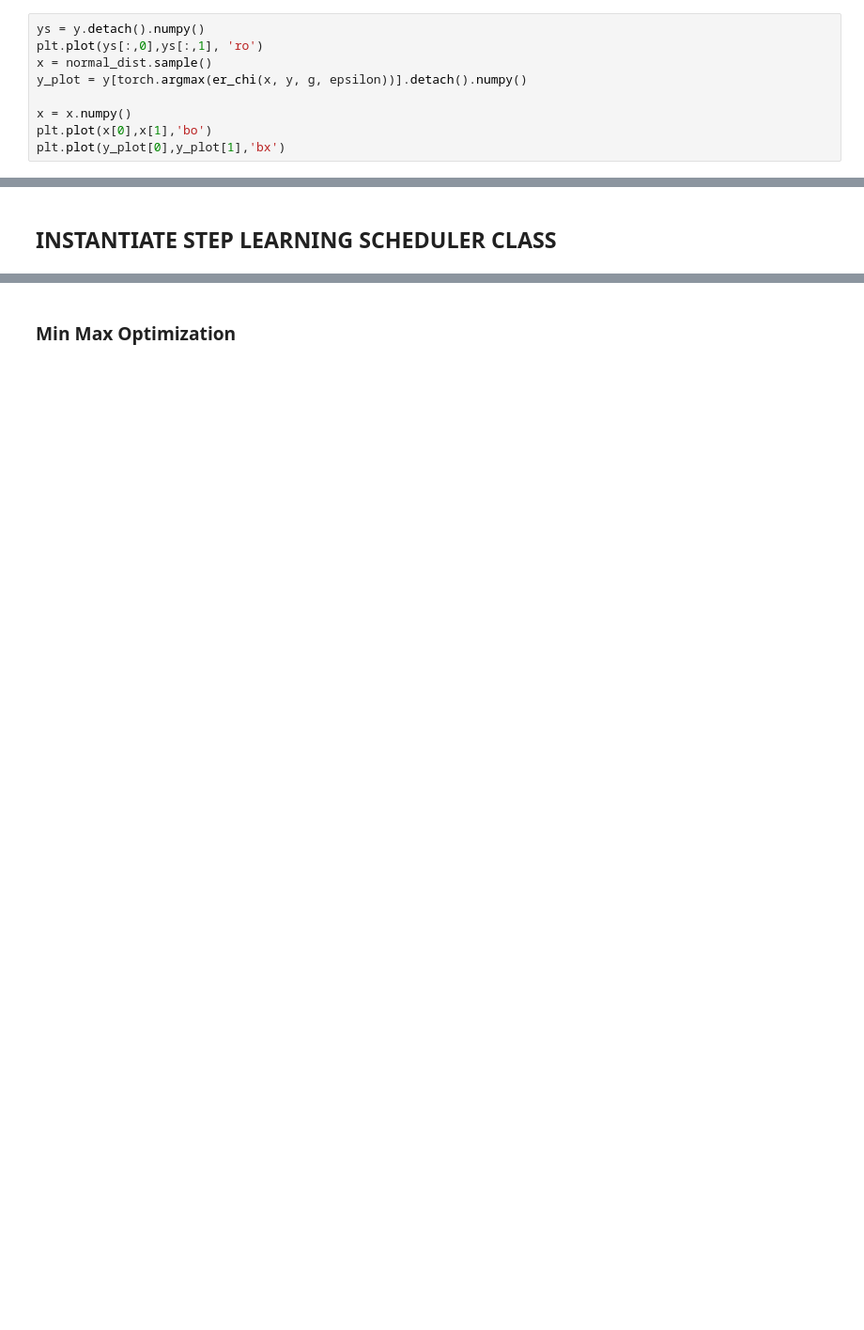
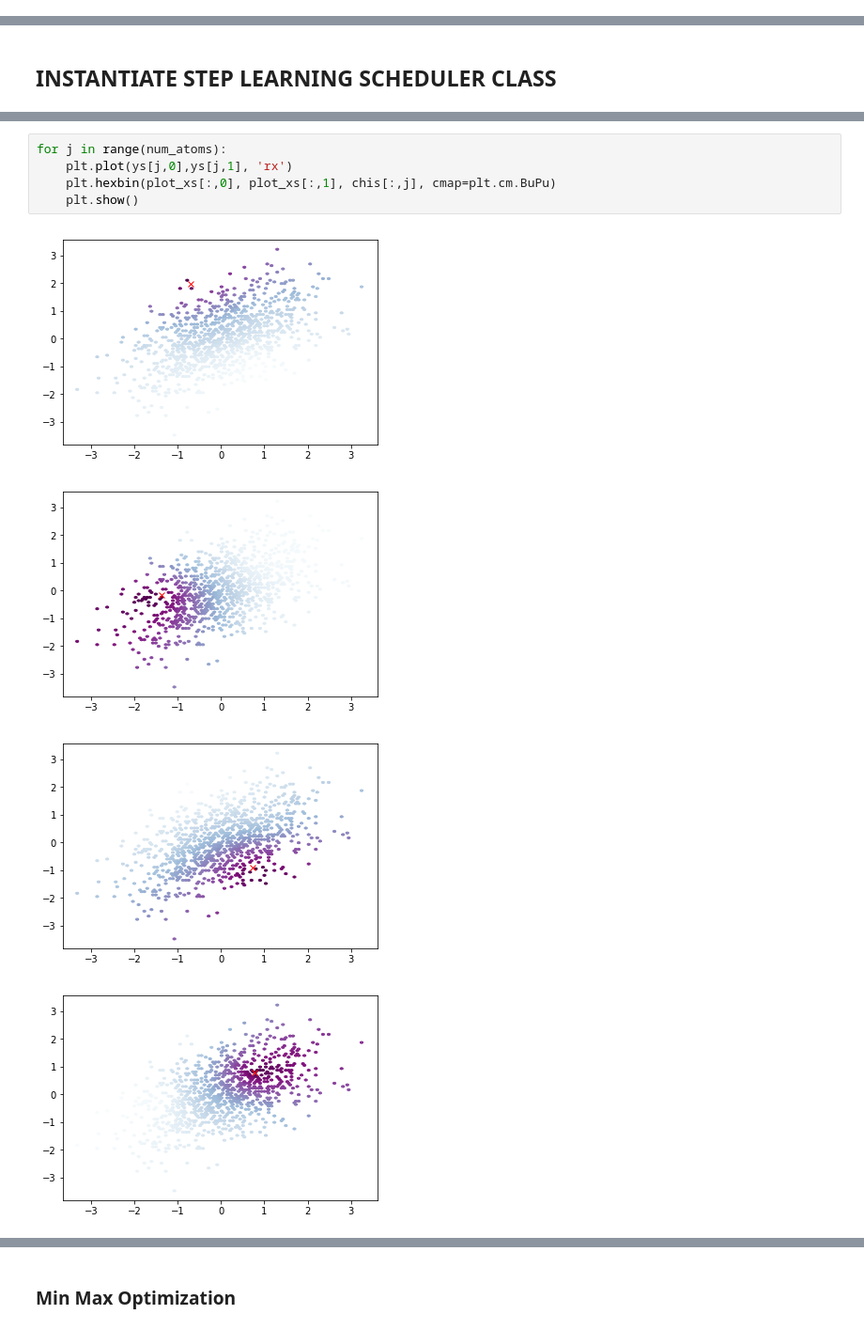
Before and after one commit to JTT94/optimal_quantization, a Jupyter notebook: notebooks/Gaussian Quantization.ipynb, the cells around one changed output, grey strips where cells are left out. Shown: that part at 94% size. Saved outputs shown, nothing was run; the diff lists cells and outputs as text; blank space fills up the shorter version.

```diff
--- a/notebooks/Gaussian Quantization.ipynb
+++ b/notebooks/Gaussian Quantization.ipynb
@@ -130,9 +58,0 @@ plt.plot(x.detach().numpy(), y[torch.argmax(er_chi(x, y, g, epsilon))].detach().
-# %%
-ys = y.detach().numpy()
-plt.plot(ys[:,0],ys[:,1], 'ro')
-x = normal_dist.sample()
-y_plot = y[torch.argmax(er_chi(x, y, g, epsilon))].detach().numpy()
-
-x = x.numpy()
-plt.plot(x[0],x[1],'bo')
-plt.plot(y_plot[0],y_plot[1],'bx')
@@ -205 +135,11 @@ tensor(-0.4624, dtype=torch.float64, grad_fn=<NegBackward>)
+# %%
+for j in range(num_atoms):
+    plt.plot(ys[j,0],ys[j,1], 'rx')
+    plt.hexbin(plot_xs[:,0], plot_xs[:,1], chis[:,j], cmap=plt.cm.BuPu)
+    plt.show()
+# %% [output]
+[figure, added]
+[figure, added]
+[figure, added]
+[figure, added]
 # %% [markdown]
```
Also changed, not shown: parts of 38 cells of this notebook.
